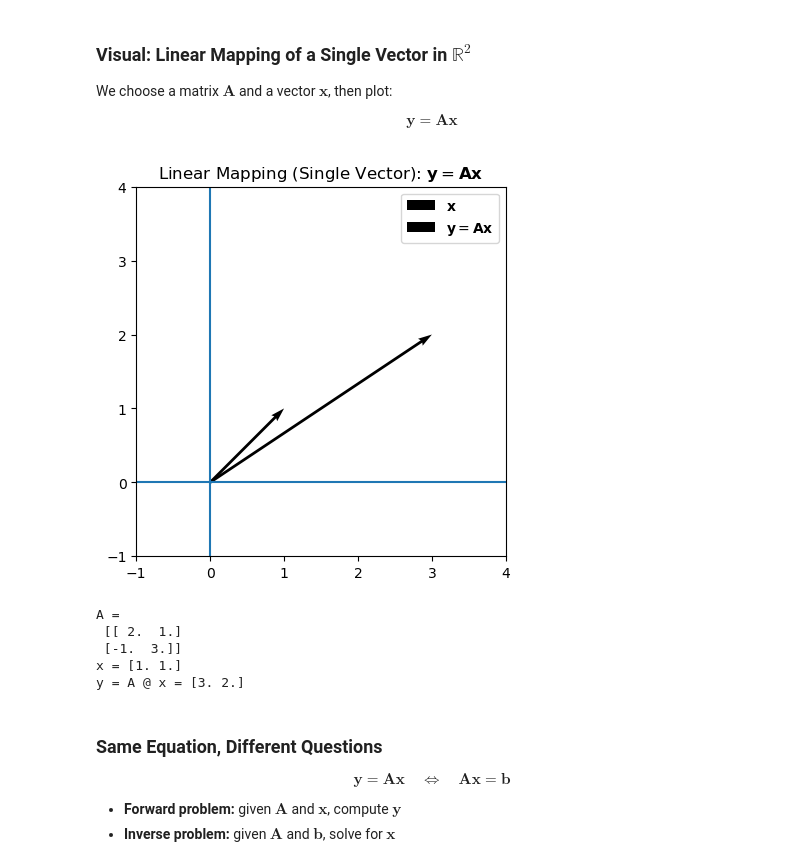
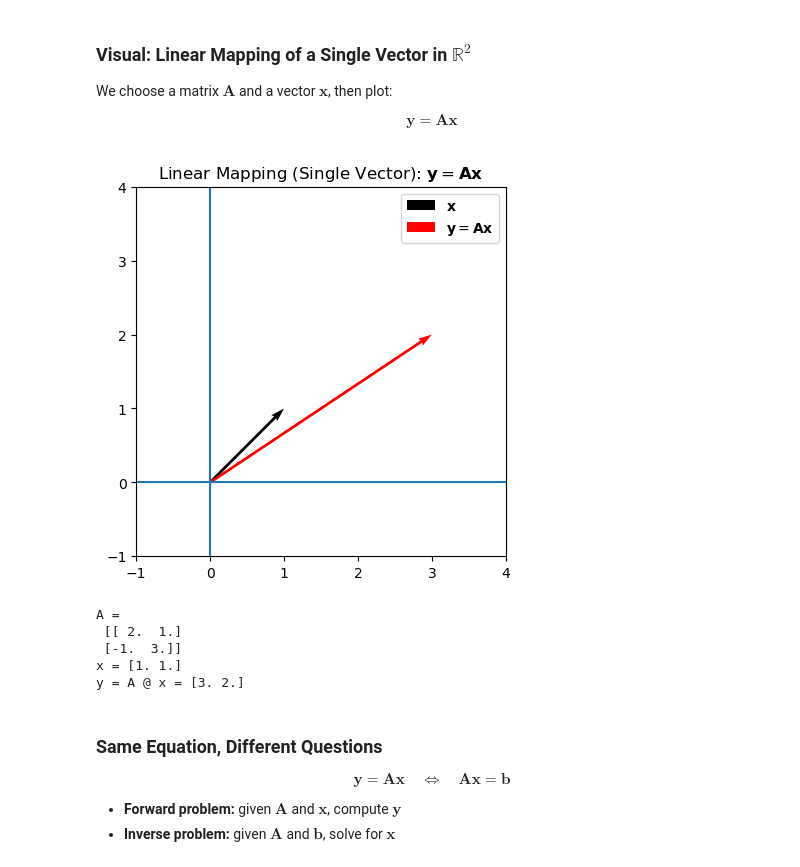
Before and after one commit to Bruun-Automation-Research-Lab/CEE6501, a Jupyter notebook: Lectures/L2/L2_1_matrices.ipynb, the cells around one changed output. Cells and saved outputs as stored; diff of their text form; code cells hidden in the pictures.

```diff
--- a/Lectures/L2/L2_1_matrices.ipynb
+++ b/Lectures/L2/L2_1_matrices.ipynb
@@ -760,34 +777,34 @@ $$\mathbf{y}=\mathbf{A}\mathbf{x}$$
 # %%
 import numpy as np
 import matplotlib.pyplot as plt
 
 A = np.array([[ 2,  1],
               [-1,  3]], dtype=float)
 
 # single input vector
 x = np.array([1, 1], dtype=float)
 y = A @ x
 
 plt.figure()
 plt.axhline(0)
 plt.axvline(0)
 
 # Use quiver for labeled vectors
 plt.quiver(0, 0, x[0], x[1], angles='xy', scale_units='xy', scale=1, label=r'$\mathbf{x}$')
-plt.quiver(0, 0, y[0], y[1], angles='xy', scale_units='xy', scale=1, label=r'$\mathbf{y}=\mathbf{A}\mathbf{x}$')
+plt.quiver(0, 0, y[0], y[1], angles='xy', color='red', scale_units='xy', scale=1, label=r'$\mathbf{y}=\mathbf{A}\mathbf{x}$')
 
 plt.gca().set_aspect('equal', adjustable='box')
 plt.xlim(-1, 4)
 plt.ylim(-1, 4)
 plt.legend()
 plt.title(r'Linear Mapping (Single Vector): $\mathbf{y}=\mathbf{A}\mathbf{x}$')
 plt.show()
 
 print('A =\n', A)
 print('x =', x)
 print('y = A @ x =', y)
 # %% [output]
-[figure, old version]
+[figure, new version]
 A =
  [[ 2.  1.]
  [-1.  3.]]
```
Also changed, not shown: parts of 13 cells of this notebook, 2 other files.
